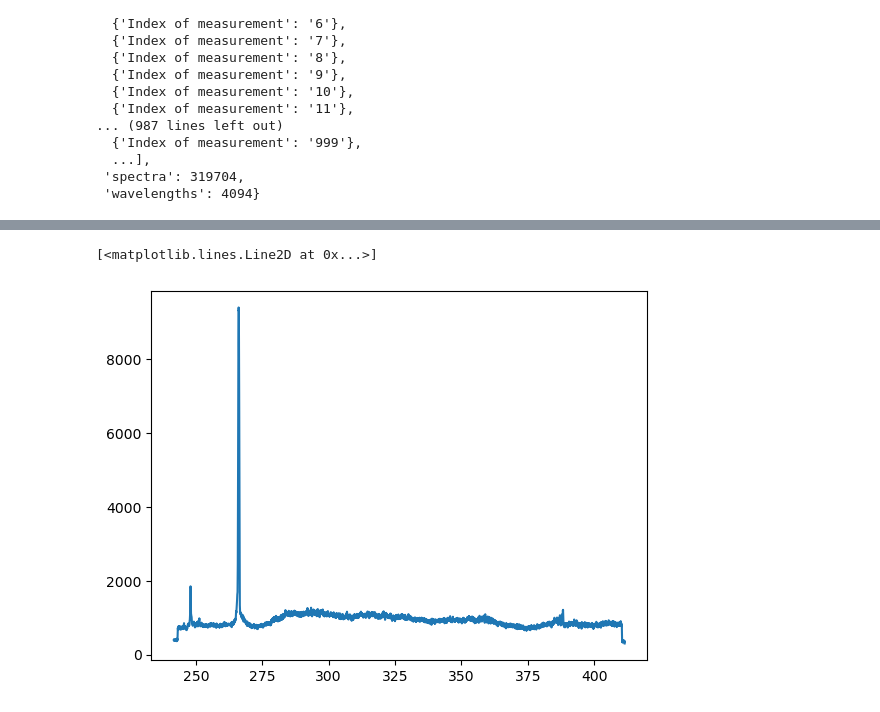
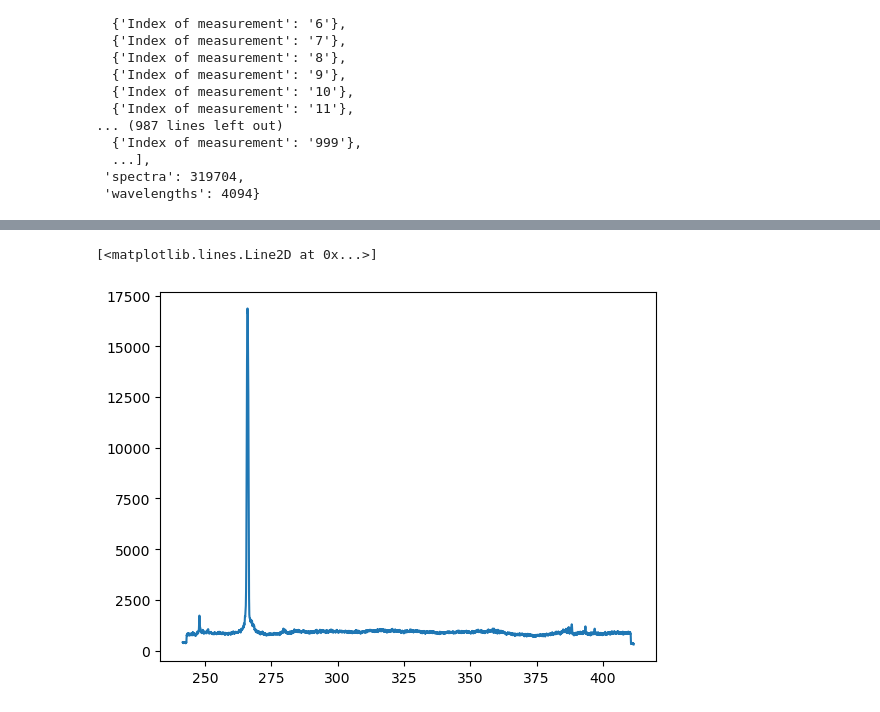
Before and after one commit to ekepes112/libs_segmentation, a Jupyter notebook: notebooks/EXP_randomizedLoading.ipynb, the cells around one changed output, grey strips where cells are left out. Drawn from its saved outputs; the diff is of its cells as text; code cells hidden in the pictures.

Commit message:
functionality(EXP_randomizedLoading.ipynb): redesigned load_spectrum_from_batch so that it loads a single spectrum from each batch

```diff
--- a/notebooks/EXP_randomizedLoading.ipynb
+++ b/notebooks/EXP_randomizedLoading.ipynb
@@ -195,8 +221,8 @@ map_data = MapData()
 map_data.get_metadata()
 map_data.get_map_dimensions()
 map_data.load_wavelenths()
-# %%
-map_data.load_batch_of_spectra(254,5143)
+# %%
+map_data.load_random_spectrum_from_batch(10000)
 # %%
 map_data.data.shape
 # %% [output]
@@ -204,8 +230,8 @@ map_data.data.shape
 # %%
 plt.plot(
     map_data.wvl,
-    map_data.data[0,:]
+    map_data.data.mean(axis=0)
 )
 # %% [output]
 [<matplotlib.lines.Line2D at 0x...>]
-[figure, old version]
+[figure, new version]
```
Also changed, not shown: parts of 3 cells of this notebook.
